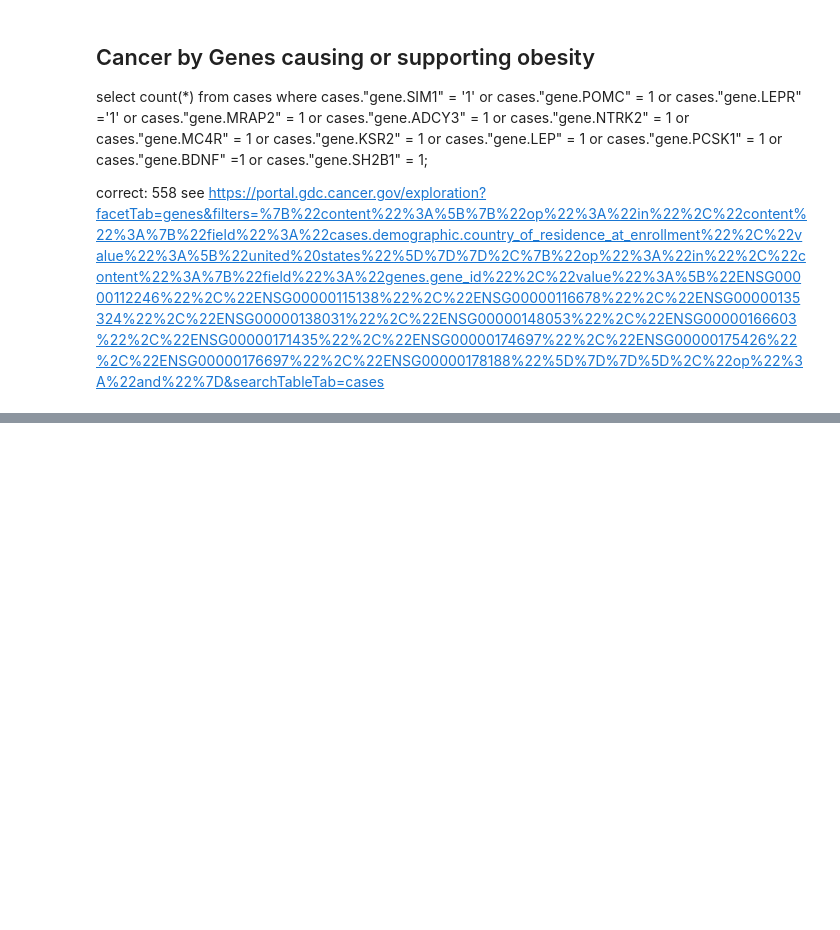
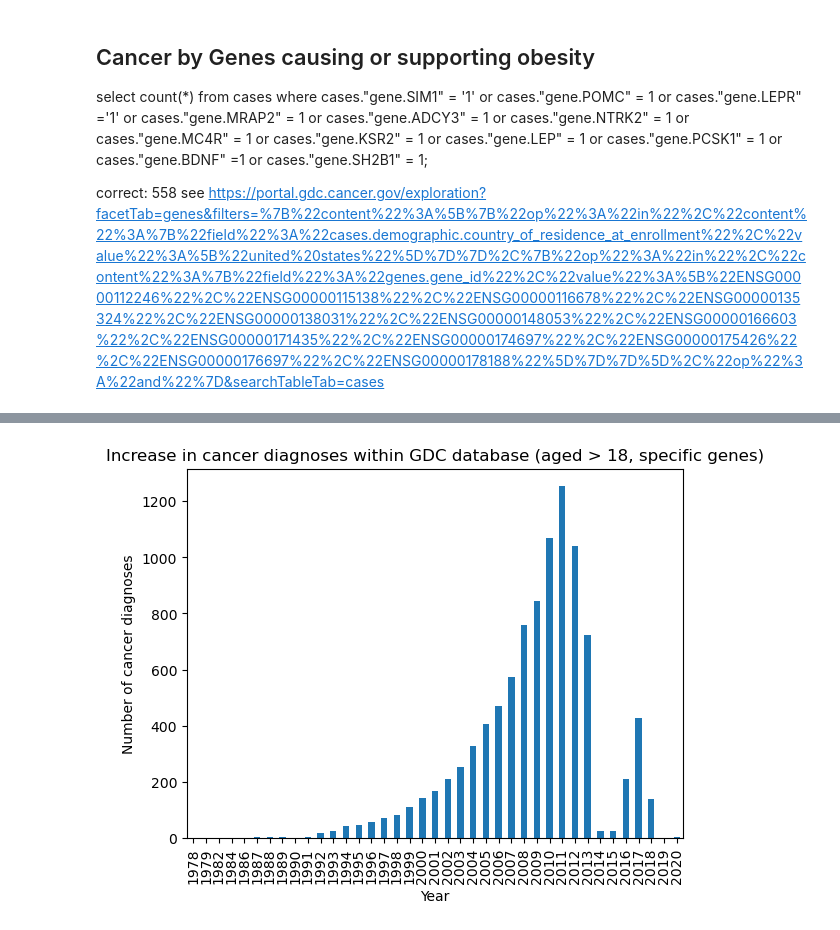
Before and after one commit to nilapalin/made-template, a Jupyter notebook: project/data/gdc.ipynb, the cells around one changed output, grey strips where cells are left out. Saved outputs shown, nothing was run; the diff lists cells and outputs as text; code cells hidden in the pictures; blank space fills up the shorter version.

```diff
--- a/project/data/gdc.ipynb
+++ b/project/data/gdc.ipynb
@@ -80,3 +85,16 @@ select count(*) from cases where cases."gene.SIM1" = '1' or cases."gene.POMC" =
 
 correct: 558
 see https://portal.gdc.cancer.gov/exploration?facetTab=genes&filters=%7B%22content%22%3A%5B%7B%22op%22%3A%22in%22%2C%22content%22%3A%7B%22field%22%3A%22cases.demographic.country_of_residence_at_enrollment%22%2C%22value%22%3A%5B%22united%20states%22%5D%7D%7D%2C%7B%22op%22%3A%22in%22%2C%22content%22%3A%7B%22field%22%3A%22genes.gene_id%22%2C%22value%22%3A%5B%22ENSG00000112246%22%2C%22ENSG00000115138%22%2C%22ENSG00000116678%22%2C%22ENSG00000135324%22%2C%22ENSG00000138031%22%2C%22ENSG00000148053%22%2C%22ENSG00000166603%22%2C%22ENSG00000171435%22%2C%22ENSG00000174697%22%2C%22ENSG00000175426%22%2C%22ENSG00000176697%22%2C%22ENSG00000178188%22%5D%7D%7D%5D%2C%22op%22%3A%22and%22%7D&searchTableTab=cases
+# %%
+# Connect to the database using SQLAlchemy
+
+# sqlite://<nohostname>/<path>
+# where <path> is relative:
+dbEngine=sqlalchemy.create_engine('sqlite:///../../data/gdc.sqlite')
+with dbEngine.connect() as conn:
+    sqlstatement_obese = "select year_of_diagnosis, count(*) as c from (select * from cases c, demographics d, diagnoses di where c.id = d.case_id and c.id = di.case_id and (c.\"gene.SIM1\" = '1' or c.\"gene.POMC\" = 1 or c.\"gene.LEPR\" ='1' or c.\"gene.MRAP2\" = 1 or c.\"gene.ADCY3\" = 1 or c.\"gene.NTRK2\" = 1 or c.\"gene.MC4R\"  = 1 or c.\"gene.KSR2\" = 1 or c.\"gene.LEP\" = 1 or c.\"gene.PCSK1\" = 1 or c.\"gene.BDNF\" = 1 or c.\"gene.SH2B1\" = 1)) where year_of_diagnosis is not null group by year_of_diagnosis;"
+    gdc = pd.read_sql_query(sqlstatement_obese, conn)
+    gdc['year_of_diagnosis'] = gdc['year_of_diagnosis'].astype(int)
+    gdc = gdc.set_index('year_of_diagnosis')
+print(gdc.dtypes)
+print(gdc)
@@ -82,0 +119,5 @@ see https://portal.gdc.cancer.gov/exploration?facetTab=genes&filters=%7B%22conte
+# %%
+ax = gdc['c'].plot(kind='bar')
+ax.set(xlabel='Year', ylabel='Number of cancer diagnoses', title='Increase in cancer diagnoses within GDC database (aged > 18, specific genes)');
+# %% [output]
+[figure, added]
```
Also changed, not shown: parts of 11 cells of this notebook, 2 other files.
